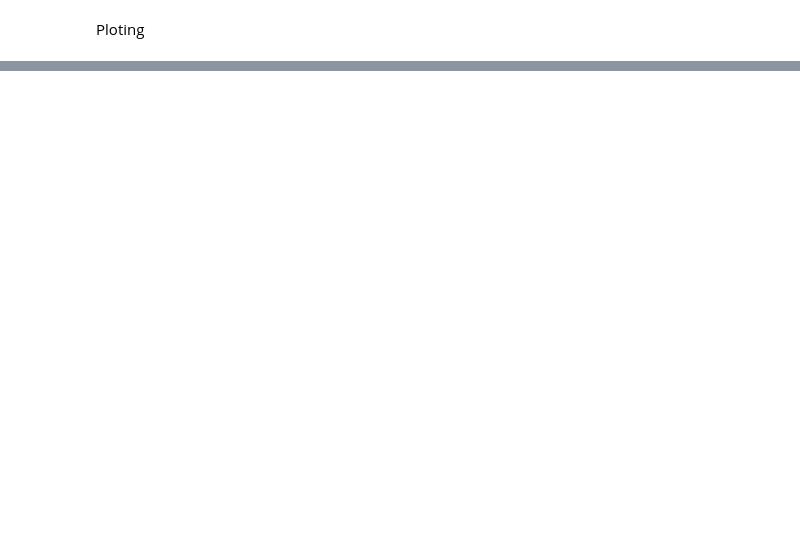
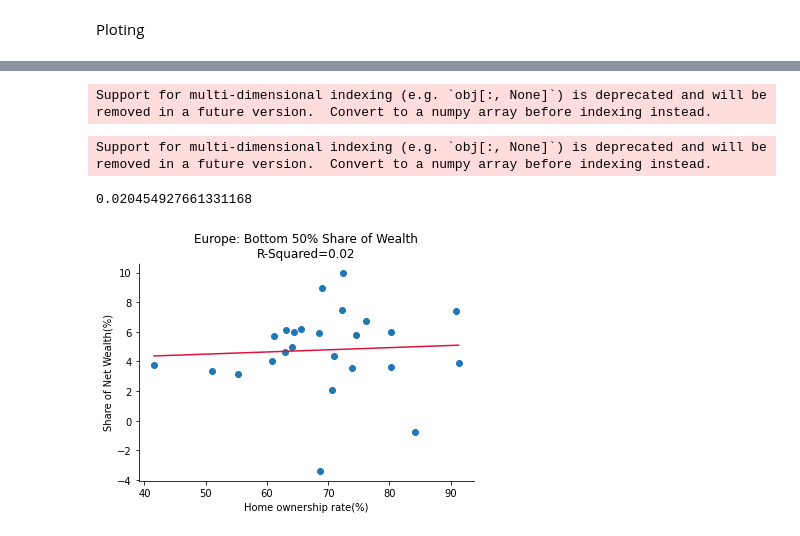
Before and after one commit to ujwalgurung1/ujwalgurung.github.io, a Jupyter notebook: project/code/Wealth.ipynb, the cells around one changed output, grey strips where cells are left out. Saved outputs shown, nothing was run; the diff lists cells and outputs as text; code cells hidden in the pictures; blank space fills up the shorter version.

```diff
--- a/project/code/Wealth.ipynb
+++ b/project/code/Wealth.ipynb
@@ -193,3 +161,16 @@ fig.show()
 from sklearn.metrics import r2_score
 from sklearn.linear_model import LinearRegression
 import matplotlib.pyplot as plt
+# %%
+from sklearn.linear_model import LinearRegression
+model = LinearRegression(fit_intercept=True)
+
+model.fit(x[:, np.newaxis], y)
+x = bottom50.dropna()['Home ownership rate(%)']
+y = bottom50.dropna()['Share of Net Wealth(%)']
+
+
+xfit = np.linspace(0, 10, 1000)
+yfit = model.predict(xfit[:, np.newaxis])
+# %% [output]
+Support for multi-dimensional indexing (e.g. `obj[:, None]`) is deprecated and will be removed in a future version.  Convert to a numpy array before indexing instead.
@@ -196 +180,33 @@ import matplotlib.pyplot as plt
+# %%
+x = bottom50.dropna()['Home ownership rate(%)']
+y = bottom50.dropna()['Share of Net Wealth(%)']
+
+poly_model = make_pipeline(PolynomialFeatures(1),
+                           LinearRegression())
+poly_model.fit(x[:, np.newaxis], y)
+xfit = np.linspace(min(x), max(x), 1000)
+yfit = poly_model.predict(xfit[:, np.newaxis])
+ax = plt.gca()
+
+
+ax.spines['bottom'].set_color('black')
+ax.spines['top'].set_color('white')
+ax.spines['right'].set_color('white')
+ax.spines['left'].set_color('black')
+
+plt.scatter(x, y)
+plt.plot(xfit, yfit,color='crimson');
+plt.title("Europe: Bottom 50% Share of Wealth\nR-Squared=0.02")
+
+plt.xlabel('Home ownership rate(%)')
+plt.ylabel('Share of Net Wealth(%)')
+
+poly_model = np.poly1d(np.polyfit(x, y, 3))
+print(r2_score(y, poly_model(x)))
+
+plt.savefig('Bottom 50% Share of Wealth.pdf')
+# %% [output]
+Support for multi-dimensional indexing (e.g. `obj[:, None]`) is deprecated and will be removed in a future version.  Convert to a numpy array before indexing instead.
+0.020454927661331168
+[figure, added]
 # %%
```
Also changed, not shown: parts of 27 cells of this notebook, 4 other files.
